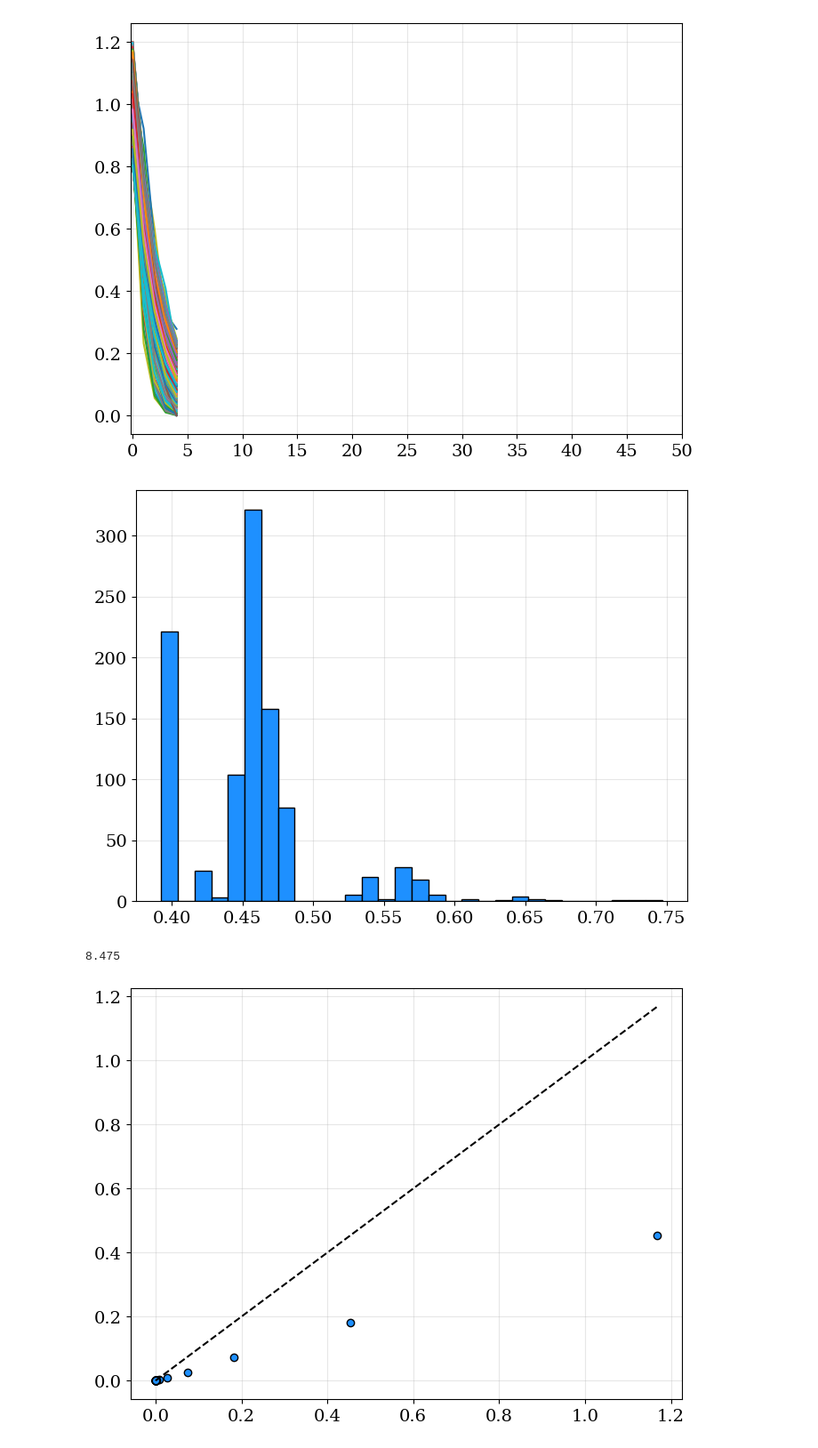
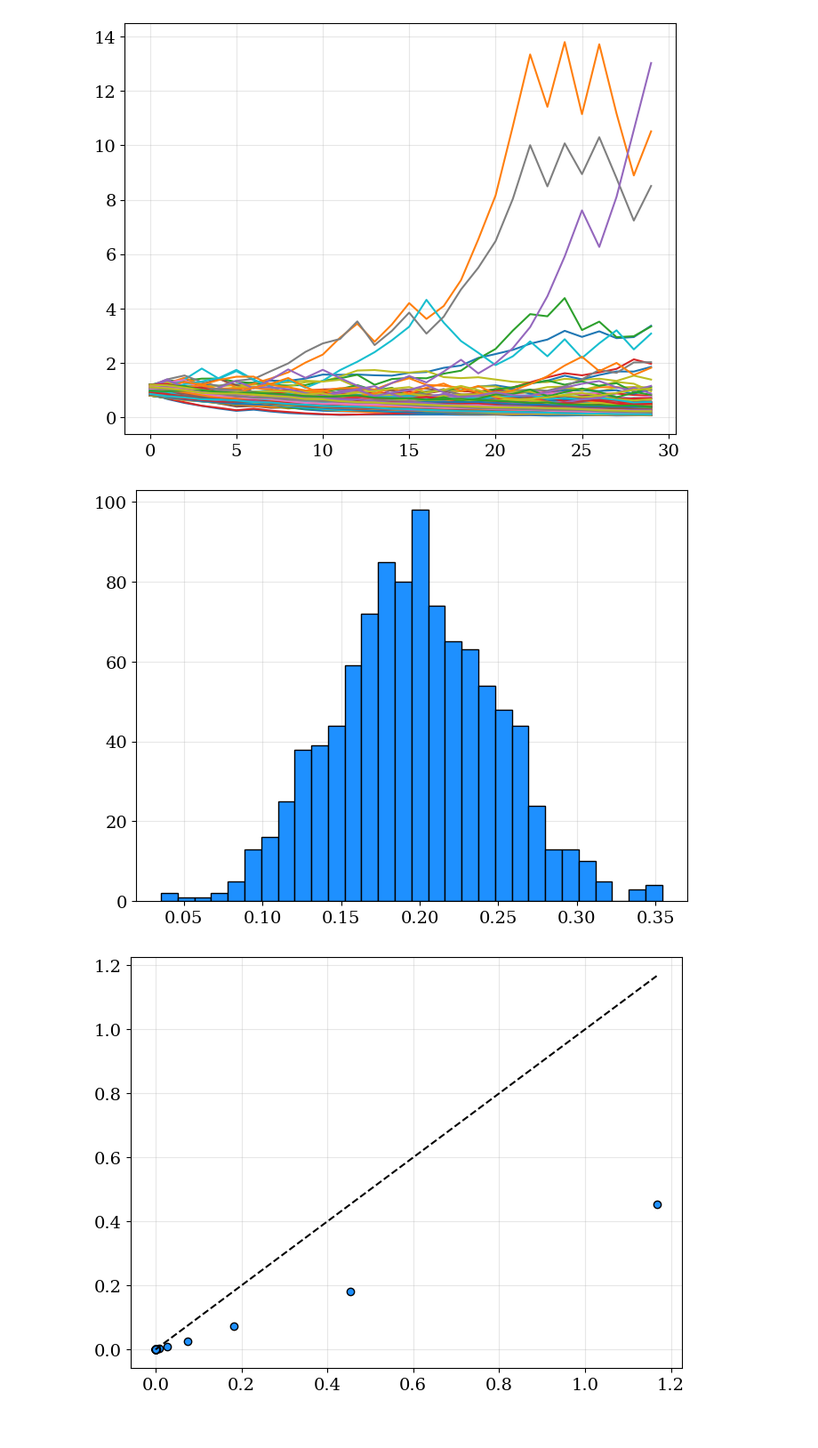
Before and after one commit to charlesaugdupont/poverty-trap, a Jupyter notebook: Network.ipynb, the cells around one changed output. Shown at 89% size. Drawn from its saved outputs; the diff is of its cells as text; code cells hidden in the pictures.

```diff
--- a/Network.ipynb
+++ b/Network.ipynb
@@ -37,11 +37,10 @@ N = 1000
 g = nx.powerlaw_cluster_graph(n=N, m=2, p=0.5)
 # %%
 timea = time.time()
-W, I, C, A, R, P, GAMBLE_SUCCESS, communities = simulation(NUM_AGENTS=N,
-                                                           STEPS=50,
-                                                           PROJECT_COST=0.1,
-                                                           graph=g,
-                                                           seed=123,
-                                                           DEFAULT_A=0.01)
+W, I, C, A, R, P, A_vals, GAMBLE_SUCCESS, communities = simulation(NUM_AGENTS=N,
+                                                                   STEPS=50,
+                                                                   PROJECT_COST=0.01,
+                                                                   graph=g,
+                                                                   seed=123)
 print(time.time()-timea)
 # %% [output]
@@ -61,19 +59,15 @@ plt.show()
 # %%
 for i in range(W.shape[1]):
-    plt.plot(W[:5,i])
-plt.xticks(np.arange(0, len(W), 5))
+    plt.plot(W[:30,i])
+
 plt.show()
 # %% [output]
-[figure, old version]
+[figure, new version]
 # %%
-plt.hist(C[0], color="dodgerblue", edgecolor="k", bins=30)
+plt.hist(C[7], color="dodgerblue", edgecolor="k", bins=30)
 plt.show()
 # %% [output]
-[figure, old version]
+[figure, new version]
-# %%
-33.9 / 4
-# %% [output]
-8.475
 # %%
 i = 10
 
```
Also changed, not shown: parts of 2 cells of this notebook, 2 other files.
